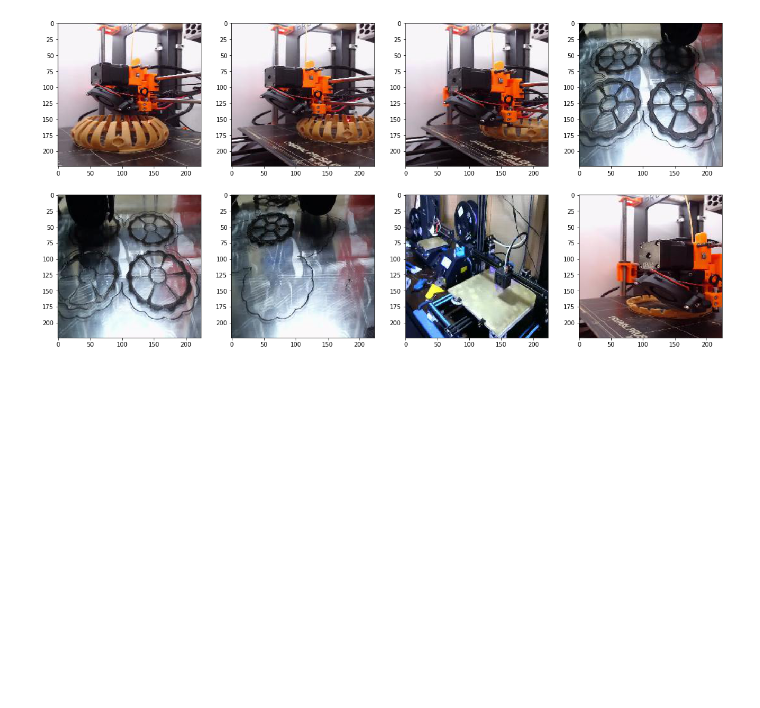
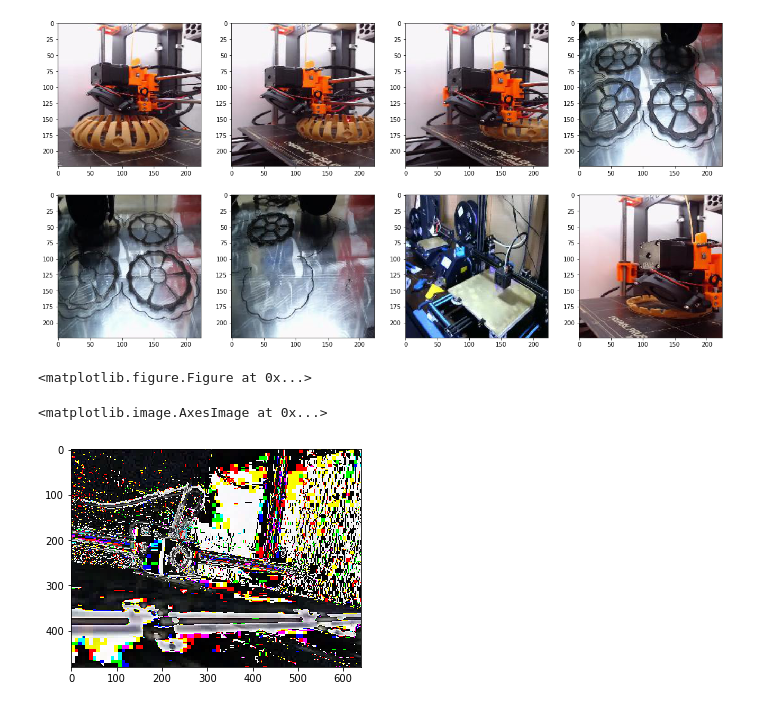
Before and after one commit to test-v1/notebooks-1, a Jupyter notebook: 3dprinting/validation.ipynb, the cells around one changed output. Cells and saved outputs as stored; diff of their text form; code cells hidden in the pictures; blank space fills up the shorter version.

```diff
--- a/3dprinting/validation.ipynb
+++ b/3dprinting/validation.ipynb
@@ -68,8 +69,8 @@ def load_image( infilename ) :
 import matplotlib.image as mpimg
 import glob
 
-prefix = '507214662'
-folder = 'val/good/'
+prefix = '512614148'
+folder = 'train/best/'
 
 plt.figure(figsize=(20,20))
 columns = 16
@@ -77,12 +78,14 @@ columns = 16
 jpgs = glob.glob(folder + prefix + '-*.jpg')
 imgs = np.asarray(list(map(load_image, jpgs)))
 
-preds = model.predict(imgs)
-df = pd.DataFrame(dict(preds=preds[:,1]))
-df.plot()
+# preds = model.predict(imgs)
+# df = pd.DataFrame(dict(preds=preds[:,1]))
+# df.plot()
 # for i, img_path in enumerate(jpgs):
 #     plt.subplot(len(jpgs) / columns + 1, columns, i + 1)
 #     plt.imshow(mpimg.imread(img_path))
+# %% [output]
+<matplotlib.figure.Figure at 0x...>
 # %%
 folder = 'val/spaghetti/'
 jpgs = glob.glob(folder + prefix + '-*.jpg')
@@ -91,3 +94,8 @@ imgs = np.asarray(list(map(load_image, jpgs)))
 preds = model.predict(imgs)
 df = pd.DataFrame(dict(preds=preds[:,1]))
 df.plot()
+# %%
+plt.imshow(imgs[301] - imgs[300])
+# %% [output]
+<matplotlib.image.AxesImage at 0x...>
+[figure, added]
```
Also changed, not shown: parts of 2 cells of this notebook, 1 other file.
